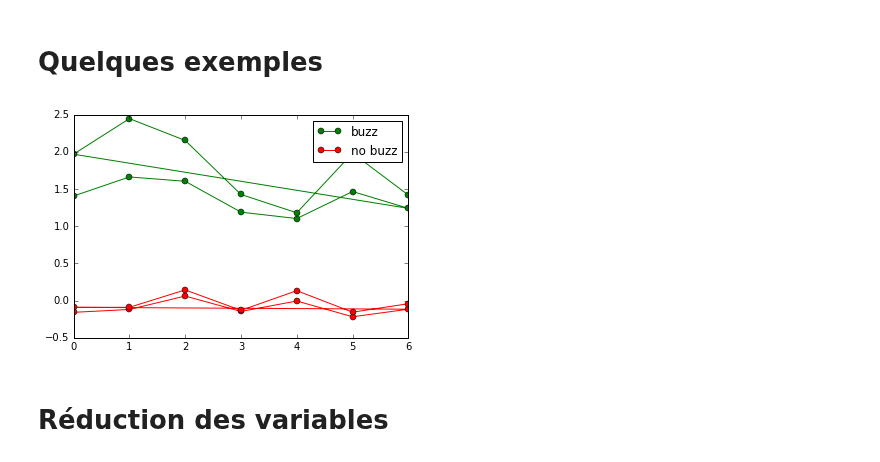
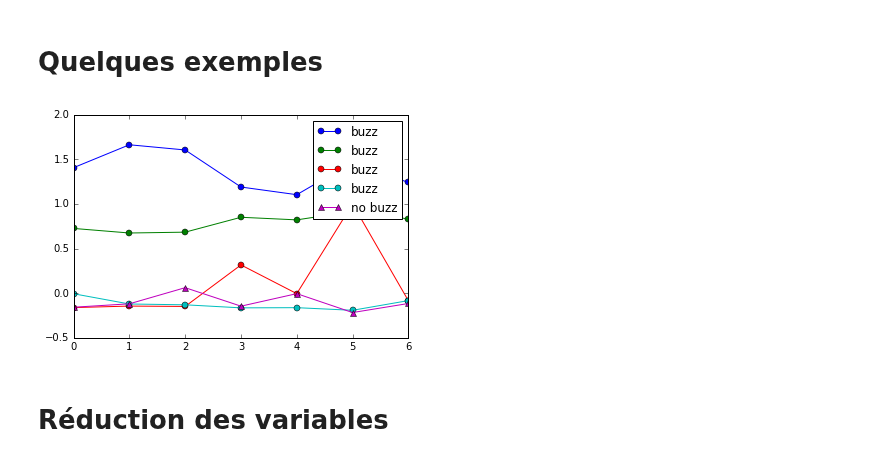
Before and after one commit to imachraoui/Buzz-social-media, a Jupyter notebook: Project-Buzz.ipynb, the cells around one changed output. Drawn from its saved outputs; the diff is of its cells as text; code cells hidden in the pictures.

```diff
--- a/Project-Buzz.ipynb
+++ b/Project-Buzz.ipynb
@@ -37,16 +40,15 @@ def plotBuzz(data,n,withbuzz,withoutbuzz):
 
     nbVariables = int(round(nbColonnes / 7))
     x= np.tile(range(0,7),nbVariables)
-
     if withbuzz == 1 :
-        plt.plot(x,buzz.transpose(),'-go', label = 'buzz')
+            plt.plot(x,buzz.transpose(),'-o', label = 'buzz')
     if  withoutbuzz == 1 :
-        plt.plot(x,notbuzz.transpose(),'-ro', label = 'no buzz')
+           plt.plot(x,notbuzz.transpose(),'-^', label = 'no buzz')
     plt.legend()
 # %%
-plotBuzz(df_Normalized.iloc[:,0:14],1,1,1)
+plotBuzz(df_Normalized.iloc[:,0:7],4,1,1)
 # %% [output]
-[figure, old version]
+[figure, new version]
 # %% [markdown]
 # Réduction des variables
 # %%
```
Also changed, not shown: parts of 16 cells of this notebook.
